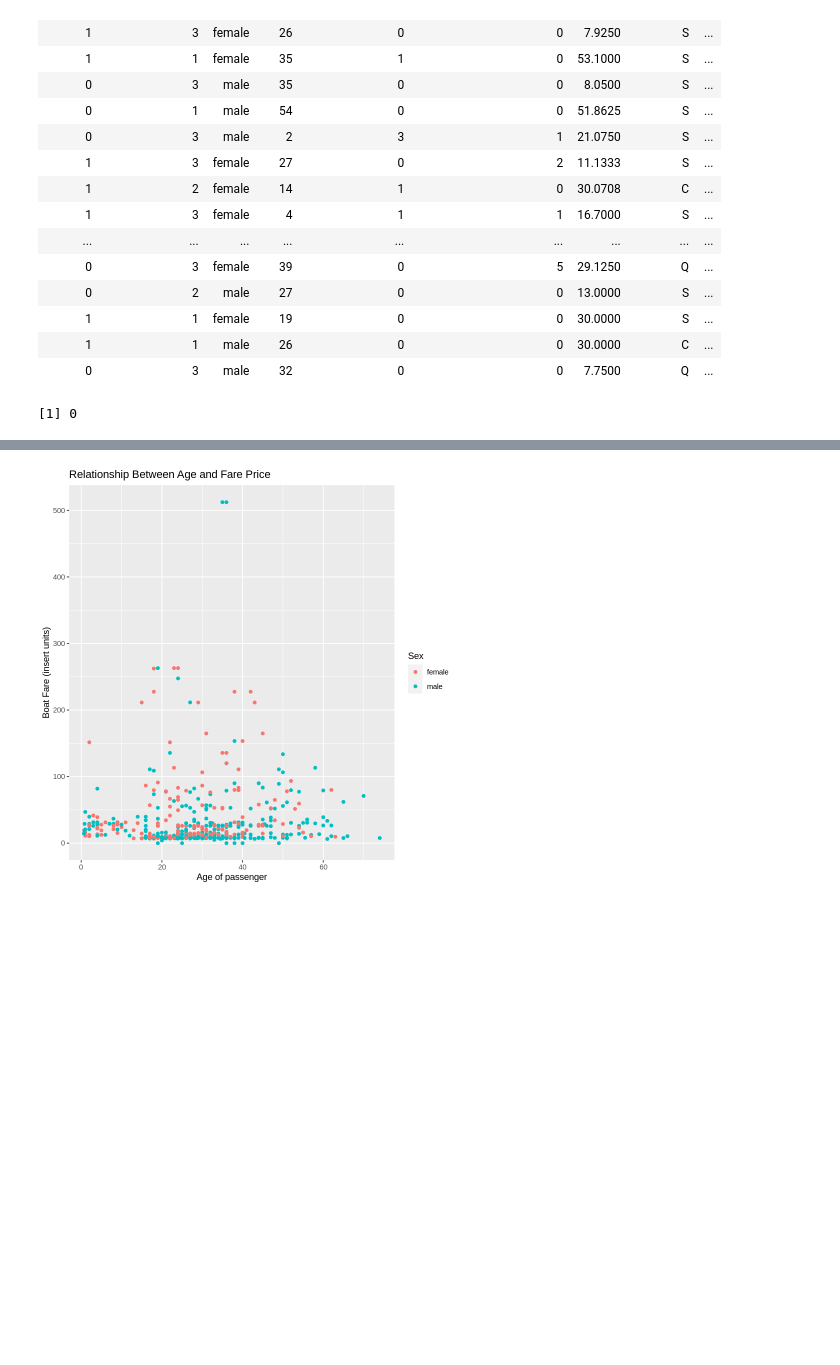
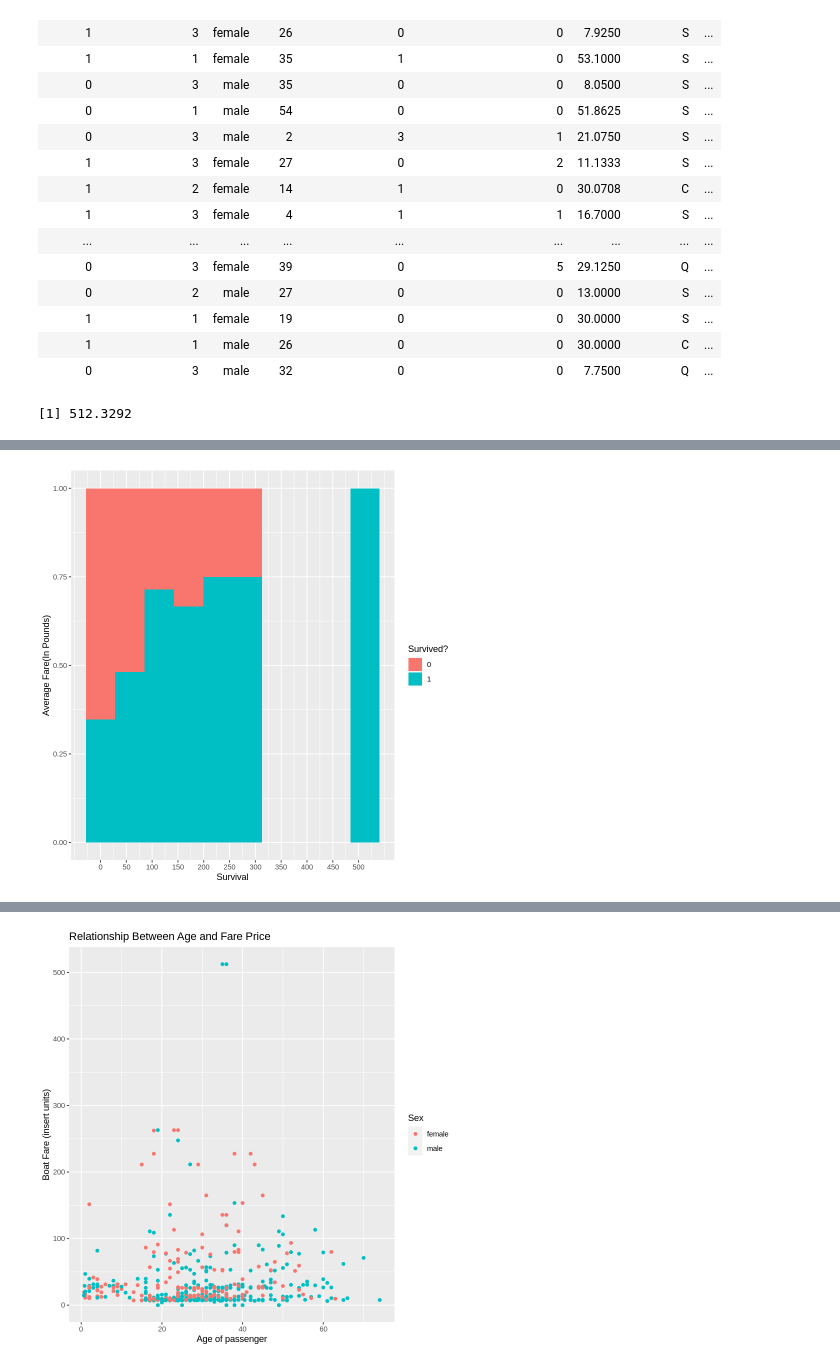
Before and after one commit to zhang17s/DSCI-100-Group-Project-, a Jupyter notebook: Proposal.ipynb, the cells around one changed output, grey strips where cells are left out. Saved outputs shown, nothing was run; the diff lists cells and outputs as text; code cells hidden in the pictures; blank space fills up the shorter version.

```diff
--- a/Proposal.ipynb
+++ b/Proposal.ipynb
@@ -164,10 +164,10 @@ max(pull(boat_train, Fare))
 
 FarevSurvived <- boat_train |>
     ggplot(aes(x = Fare, fill = Survived)) +
-    geom_histogram(bins = 10) +
-    labs(x = "Survival", y = "Average Fare(In Pounds)", fill = "Survived?")+
-    scale_x_continuous(breaks = seq(from = 0, to = 85, by = 15))
+    geom_histogram(bins = 10, position = "fill") +
+    labs(x = "Survival", y = "Average Fare(In Pounds)", fill = "Survived?") +
+    scale_x_continuous(breaks = seq(from = 0, to = 525, by = 50))
 
 FarevSurvived
 # %% [output]
-[1] 0
+[1] 512.3292
@@ -174 +176,2 @@ FarevSurvived
+[figure, added]
 # %%
```
Also changed, not shown: parts of 4 cells of this notebook.
